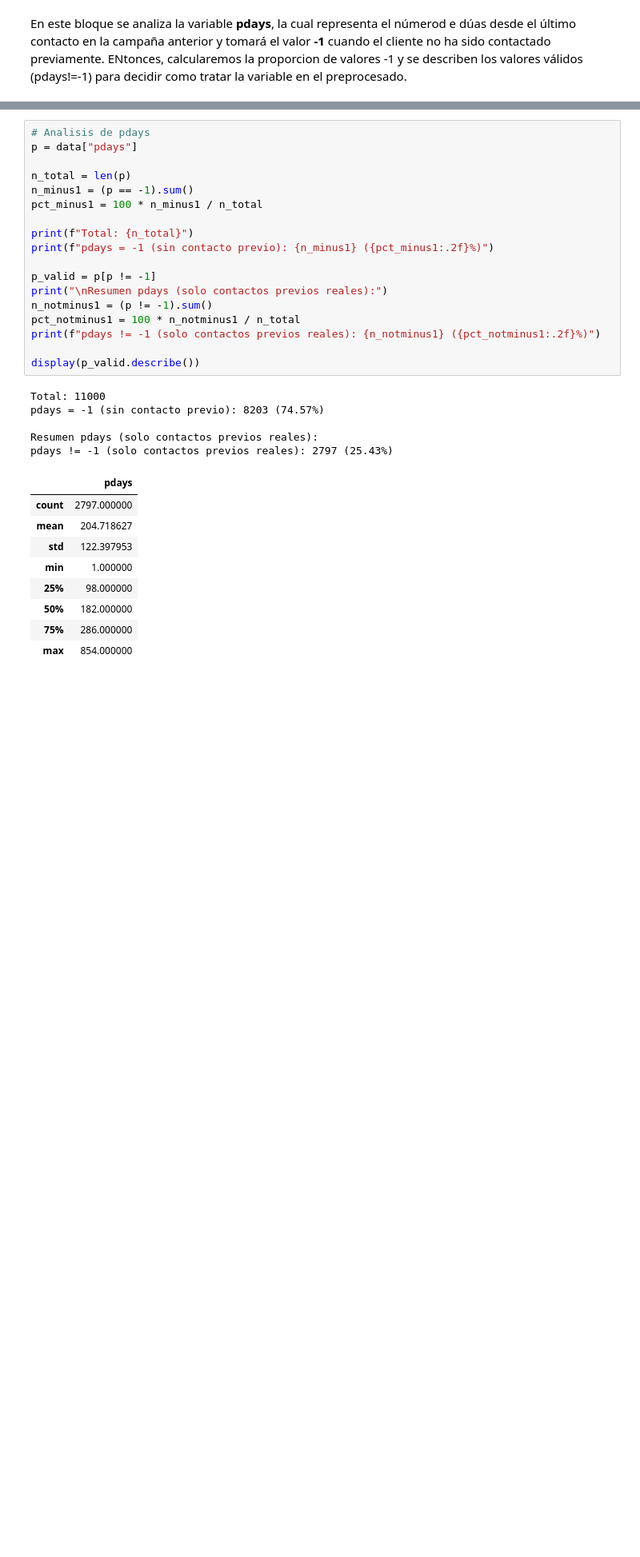
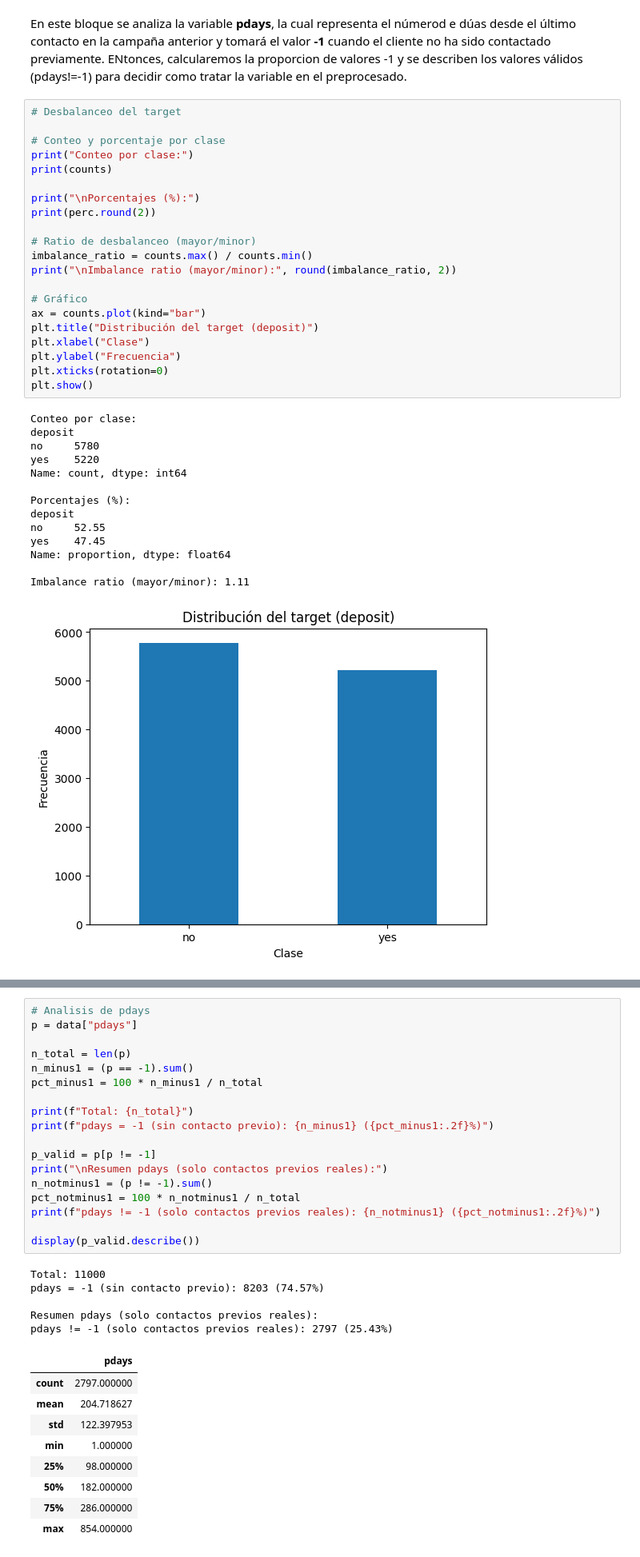
Before and after one commit to 100522401/P1_AA_100522396_100522401, a Jupyter notebook: notebooks/Cuaderno.ipynb, the cells around one changed output, grey strips where cells are left out. Shown at 80% size. Drawn from its saved outputs; the diff is of its cells as text; blank space fills up the shorter version.

```diff
--- a/notebooks/Cuaderno.ipynb
+++ b/notebooks/Cuaderno.ipynb
@@ -195,2 +197,38 @@ No se han detectado **columnos constantes** ni **posibles columnas tipo ID** en
 # %% [markdown]
 En este bloque se analiza la variable **pdays**, la cual representa el númerod e dúas desde el último contacto en la campaña anterior y tomará el valor **-1** cuando el cliente no ha sido contactado previamente. ENtonces, calcularemos la proporcion de valores -1 y se describen los valores válidos (pdays!=-1) para decidir como tratar la variable en el preprocesado.
+# %%
+# Desbalanceo del target
+
+# Conteo y porcentaje por clase
+print("Conteo por clase:")
+print(counts)
+
+print("\nPorcentajes (%):")
+print(perc.round(2))
+
+# Ratio de desbalanceo (mayor/minor)
+imbalance_ratio = counts.max() / counts.min()
+print("\nImbalance ratio (mayor/minor):", round(imbalance_ratio, 2))
+
+# Gráfico
+ax = counts.plot(kind="bar")
+plt.title("Distribución del target (deposit)")
+plt.xlabel("Clase")
+plt.ylabel("Frecuencia")
+plt.xticks(rotation=0)
+plt.show()
+# %% [output]
+Conteo por clase:
+deposit
+no     5780
+yes    5220
+Name: count, dtype: int64
+
+Porcentajes (%):
+deposit
+no     52.55
+yes    47.45
+Name: proportion, dtype: float64
+
+Imbalance ratio (mayor/minor): 1.11
+[figure, added]
```
Also changed, not shown: parts of 3 cells of this notebook.
